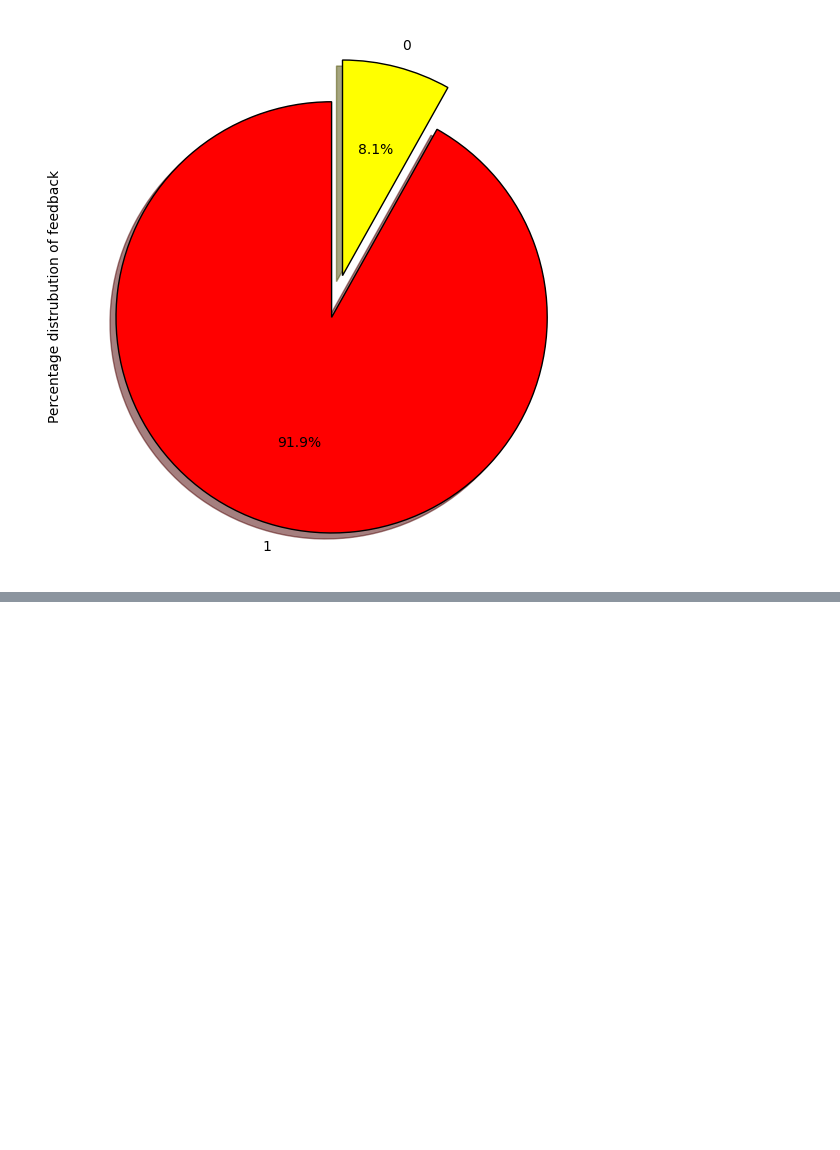
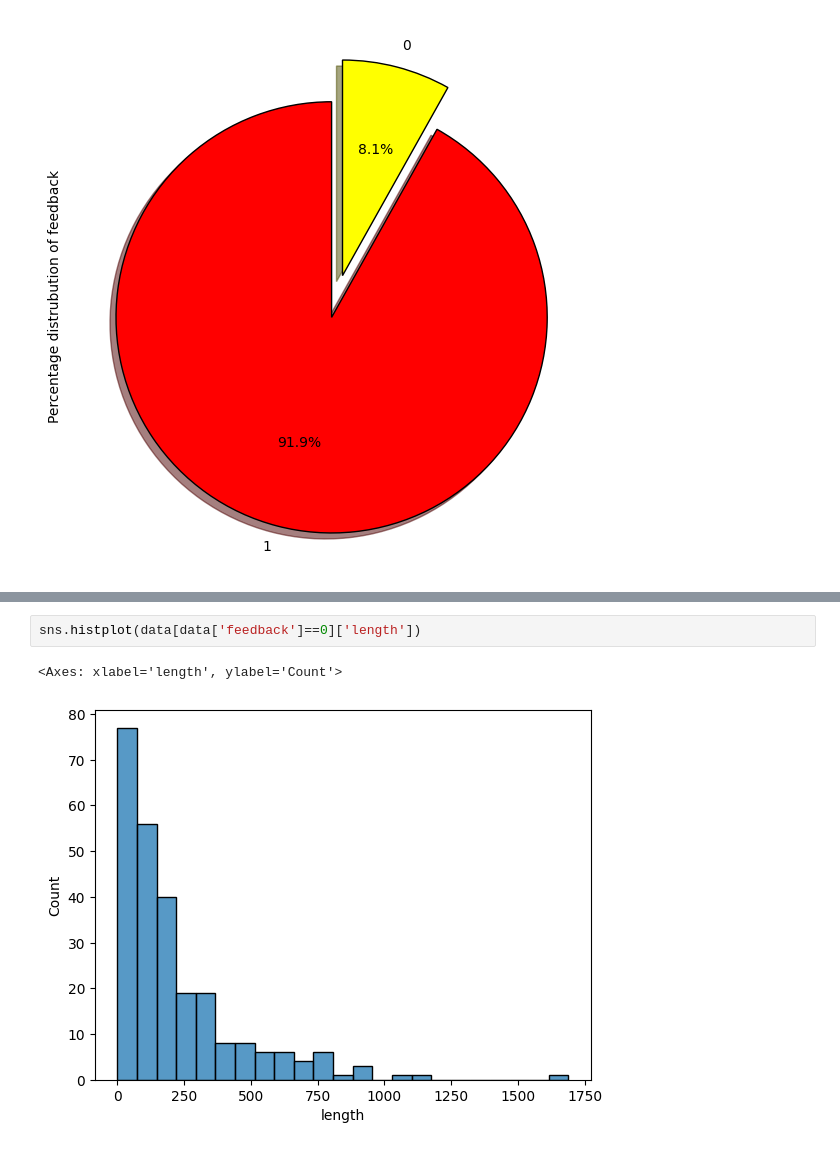
Before and after one commit to pragadishwaran22/amazon-review-SentimentAnalysis, a Jupyter notebook: model_SA.ipynb, the cells around one changed output, grey strips where cells are left out. Cells and saved outputs as stored; diff of their text form; blank space fills up the shorter version.

```diff
--- a/model_SA.ipynb
+++ b/model_SA.ipynb
@@ -178,0 +292,5 @@ tags.plot(kind='pie',autopct='%1.1f%%',shadow=True,colors=colors,startangle=90,w
+# %%
+sns.histplot(data[data['feedback']==0]['length'])
+# %% [output]
+<Axes: xlabel='length', ylabel='Count'>
+[figure, added]
```
Also changed, not shown: parts of 12 cells of this notebook.
